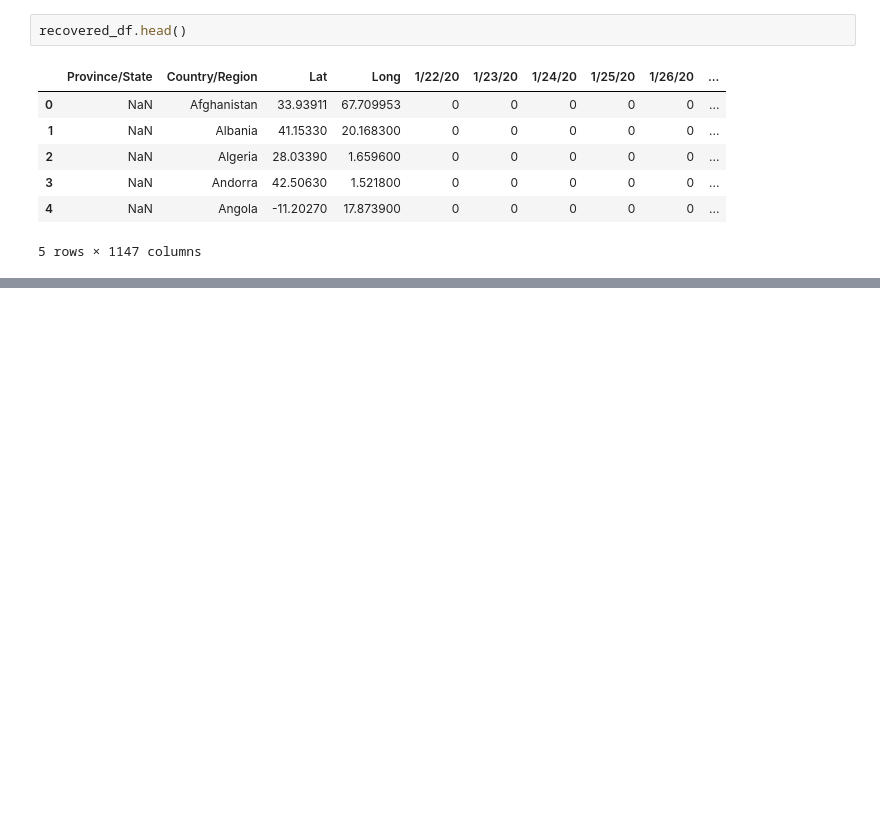
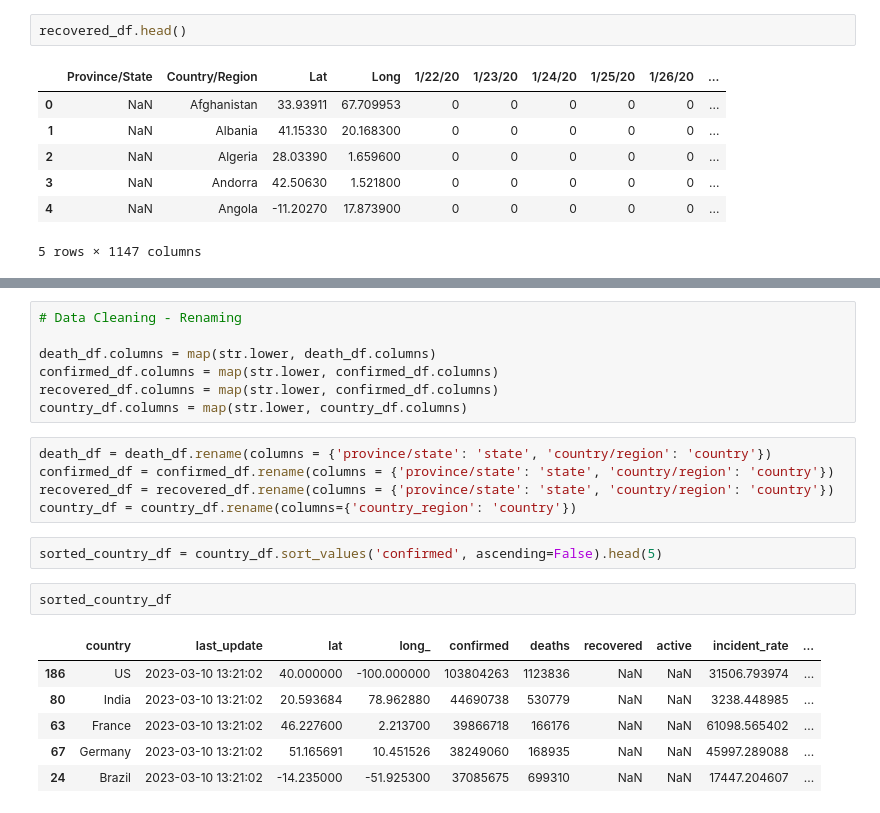
Before and after one commit to jscorrea16/COVID-Dashboard, a Jupyter notebook: Dashboard.ipynb, the cells around one changed output, grey strips where cells are left out. Drawn from its saved outputs; the diff is of its cells as text; blank space fills up the shorter version.

```diff
--- a/Dashboard.ipynb
+++ b/Dashboard.ipynb
@@ -39,0 +50,23 @@ recovered_df.head()
+# %%
+# Data Cleaning - Renaming
+
+death_df.columns = map(str.lower, death_df.columns)
+confirmed_df.columns = map(str.lower, confirmed_df.columns)
+recovered_df.columns = map(str.lower, confirmed_df.columns)
+country_df.columns = map(str.lower, country_df.columns)
+# %%
+death_df = death_df.rename(columns = {'province/state': 'state', 'country/region': 'country'})
+confirmed_df = confirmed_df.rename(columns = {'province/state': 'state', 'country/region': 'country'})
+recovered_df = recovered_df.rename(columns = {'province/state': 'state', 'country/region': 'country'})
+country_df = country_df.rename(columns={'country_region': 'country'})
+# %%
+sorted_country_df = country_df.sort_values('confirmed', ascending=False).head(5)
+# %%
+sorted_country_df
+# %% [output]
+|  | country | last_update | lat | long_ | confirmed | deaths | recovered | active | incident_rate | ... |
+| 186 | US | 2023-03-10 13:21:02 | 40.000000 | -100.000000 | 103804263 | 1123836 | NaN | NaN | 31506.793974 | ... |
+| 80 | India | 2023-03-10 13:21:02 | 20.593684 | 78.962880 | 44690738 | 530779 | NaN | NaN | 3238.448985 | ... |
+| 63 | France | 2023-03-10 13:21:02 | 46.227600 | 2.213700 | 39866718 | 166176 | NaN | NaN | 61098.565402 | ... |
+| 67 | Germany | 2023-03-10 13:21:02 | 51.165691 | 10.451526 | 38249060 | 168935 | NaN | NaN | 45997.289088 | ... |
+| 24 | Brazil | 2023-03-10 13:21:02 | -14.235000 | -51.925300 | 37085675 | 699310 | NaN | NaN | 17447.204607 | ... |
```
Also changed, not shown: parts of 3 cells of this notebook.
